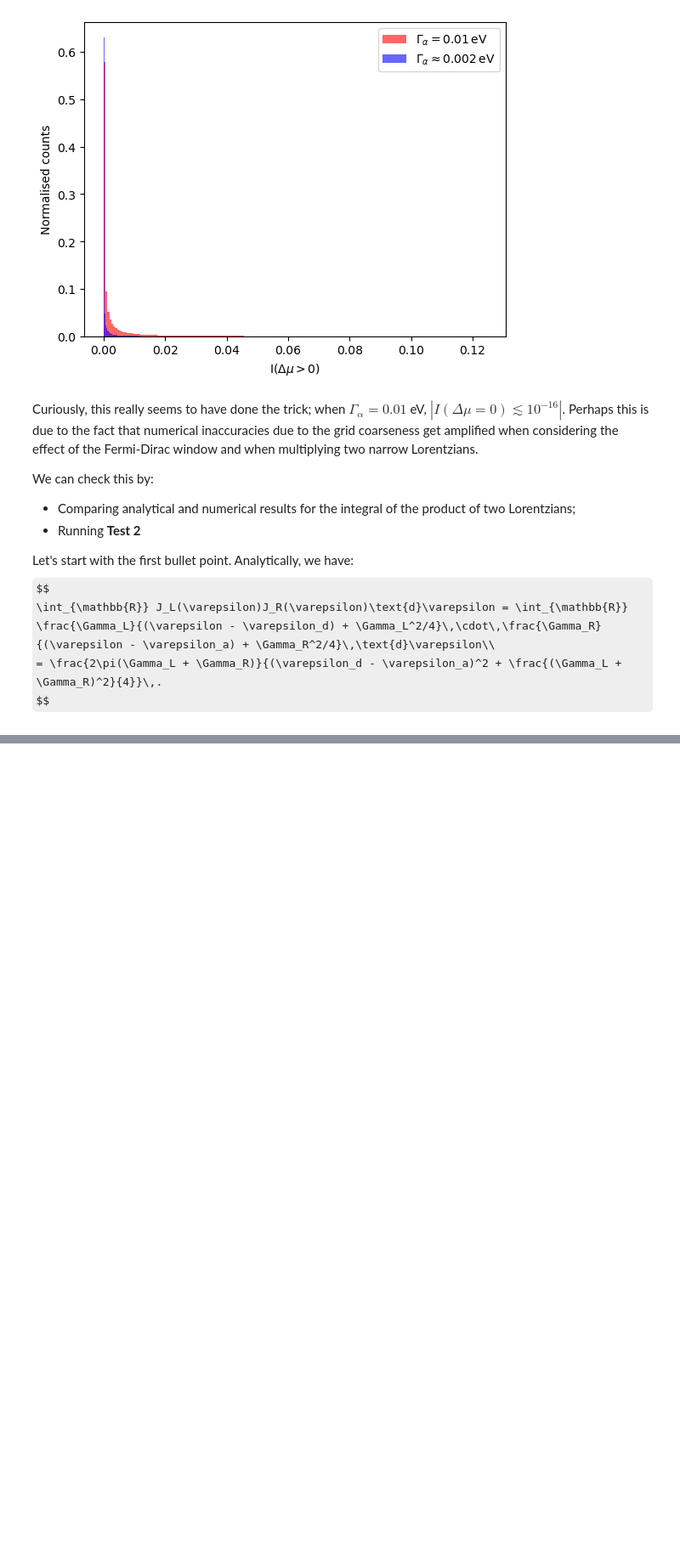
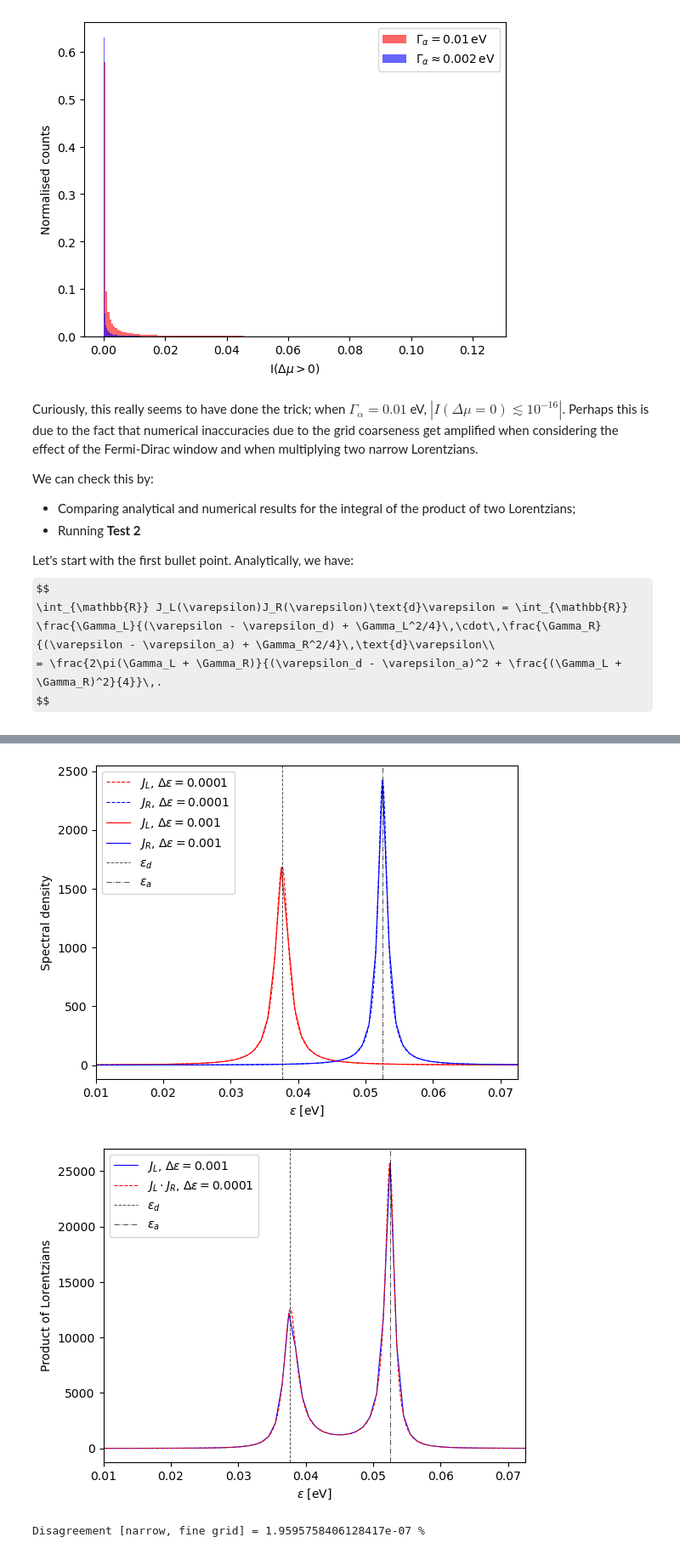
Before and after one commit to ngastellu/spin_boson_2lvl_current, a Jupyter notebook: I_0bias.ipynb, the cells around one changed output, grey strips where cells are left out. Shown at 85% size. Drawn from its saved outputs; the diff is of its cells as text; code cells hidden in the pictures; some formulas as TeX source; blank space fills up the shorter version.

```diff
--- a/I_0bias.ipynb
+++ b/I_0bias.ipynb
@@ -390,0 +410,42 @@ We now run **Test 2**. Before proceeding let's just make sure we're not losing t
+# %%
+param_file_fine_egrid = 'aligned_laser-focused_max_dmu0.02.json'
+
+pp_fine = ParameterParser(param_file_fine_egrid)
+e_grid_fine = pp_fine.load_grids(['energy_grid'])[0]
+de_fine = e_grid_fine[1] - e_grid_fine[0]
+
+de = e_grid[1] - e_grid[0]
+
+lorL_fine = lor(e_grid_fine,gamL,e_d)
+lorR_fine = lor(e_grid_fine,gamR,e_a)
+
+# Let's first plot the narrow Lorentzians on this refined energy grid
+plt.plot(e_grid_fine,lorL_fine,'r--',lw=0.8,label='$J_L$, $\Delta\\varepsilon = {:5.4f}$'.format(de_fine))
+plt.plot(e_grid_fine,lorR_fine,'b--',lw=0.8,label='$J_R$, $\Delta\\varepsilon = {:5.4f}$'.format(de_fine))
+plt.plot(e_grid,lorL,'r-',lw=0.8,label='$J_L$, $\Delta\\varepsilon = {:5.3f}$'.format(de))
+plt.plot(e_grid,lorR,'b-',lw=0.8,label='$J_R$, $\Delta\\varepsilon = {:5.3f}$'.format(de))
+plt.axvline(e_d,0,1,c='k',ls='--',alpha=0.7,label='$\\varepsilon_d$',lw=0.7)
+plt.axvline(e_a,0,1,c='k',ls='-.',alpha=0.7,label='$\\varepsilon_a$',lw=0.7)
+plt.legend()
+plt.xlabel('$\\varepsilon$ [eV]')
+plt.ylabel('Spectral density')
+plt.xlim(0.01,e_a+0.02)
+plt.show()
+
+# Let's now plot the product of these Lorentzians and compare with the coarse grid
+plt.plot(e_grid,lorL*lorR,'b-',lw=0.8,label='$J_L$, $\Delta\\varepsilon = {:5.3f}$'.format(de))
+plt.plot(e_grid_fine,lorL_fine * lorR_fine,'r--',lw=0.8,label='$J_L\cdot J_R$, $\Delta\\varepsilon = {:5.4f}$'.format(de_fine))
+plt.axvline(e_d,0,1,c='k',ls='--',alpha=0.7,label='$\\varepsilon_d$',lw=0.7)
+plt.axvline(e_a,0,1,c='k',ls='-.',alpha=0.7,label='$\\varepsilon_a$',lw=0.7)
+plt.legend()
+plt.xlabel('$\\varepsilon$ [eV]')
+plt.ylabel('Product of Lorentzians')
+plt.xlim(0.01,e_a+0.02)
+plt.show()
+
+narrow_num_fine = simpson(lorR_fine*lorL_fine,e_grid_fine)
+print('Disagreement [narrow, fine grid] = {} %'.format(np.abs(narrow_num_fine - narrow_ana)/narrow_ana))
+# %% [output]
+[figure, added]
+[figure, added]
+Disagreement [narrow, fine grid] = 1.9595758406128417e-07 %
```
Also changed, not shown: parts of 6 cells of this notebook, 1 other file.
